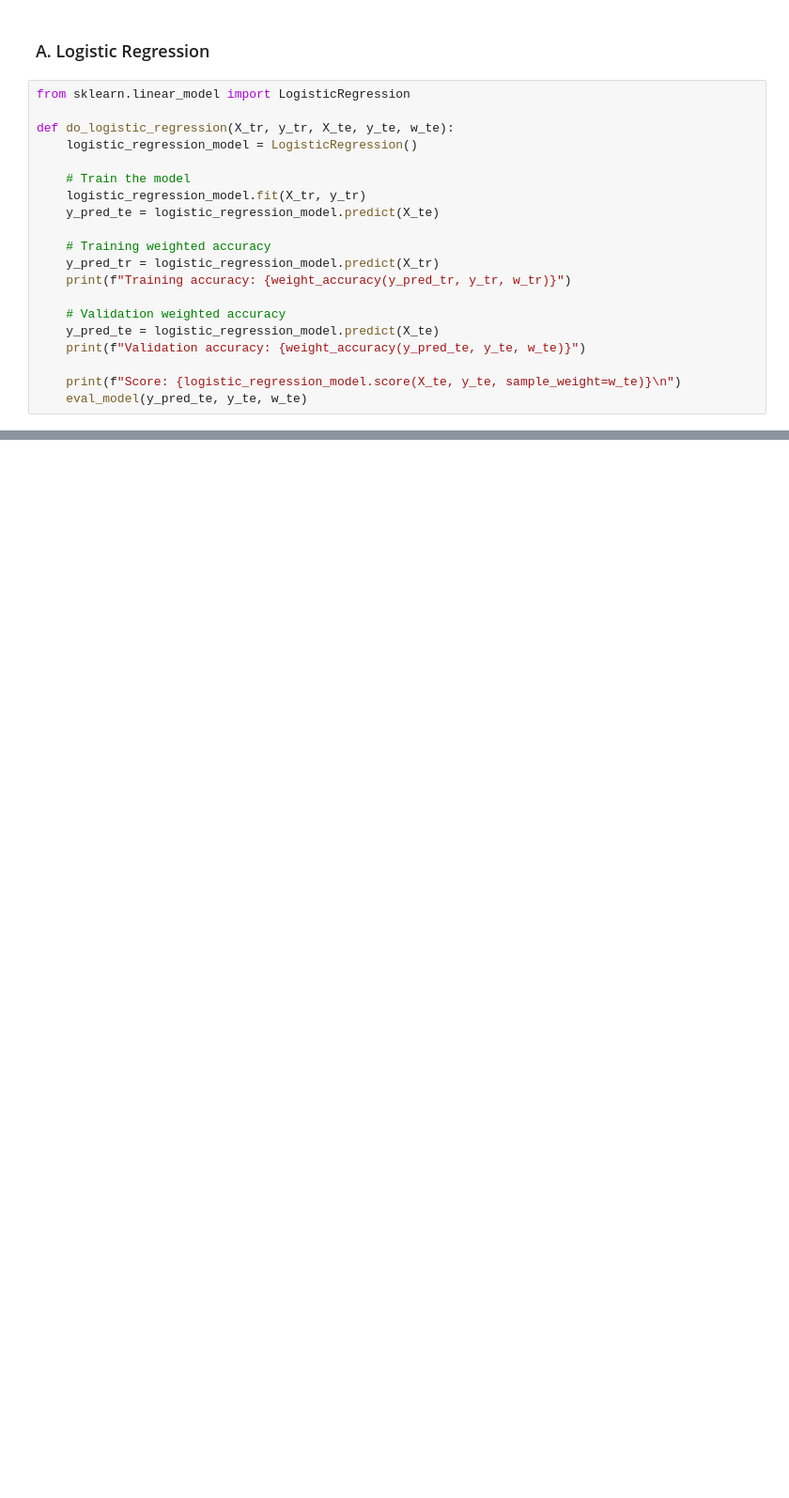
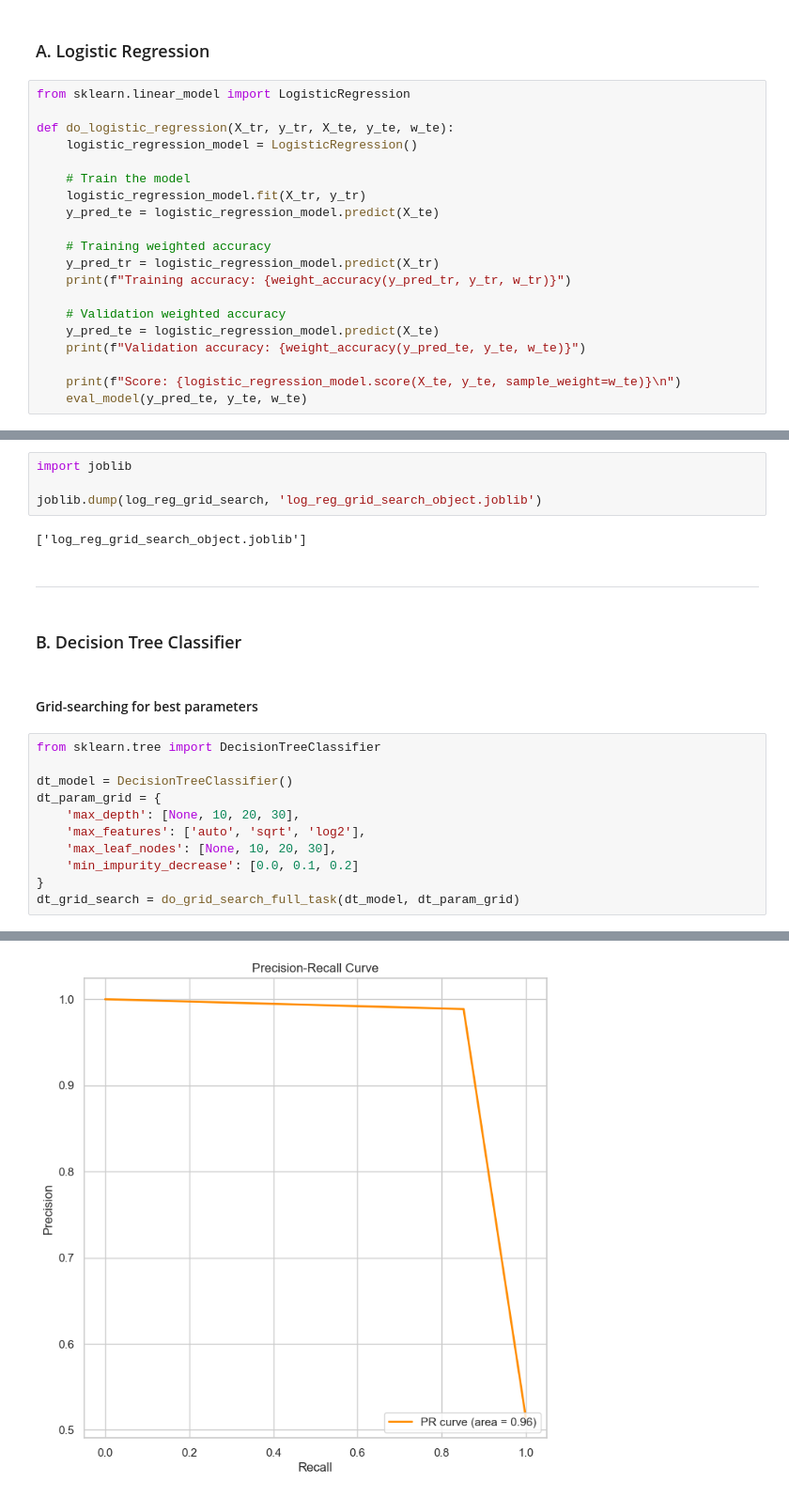
Before and after one commit to briannlin/184a_stroke_prediction, a Jupyter notebook: stroke_prediction.ipynb, the cells around one changed output, grey strips where cells are left out. Shown at 94% size. Saved outputs shown, nothing was run; the diff lists cells and outputs as text; blank space fills up the shorter version.

```diff
--- a/stroke_prediction.ipynb
+++ b/stroke_prediction.ipynb
@@ -407,0 +517,24 @@ Confusion Matrix:
+# %%
+import joblib
+
+joblib.dump(log_reg_grid_search, 'log_reg_grid_search_object.joblib')
+# %% [output]
+['log_reg_grid_search_object.joblib']
+# %% [markdown]
+<hr style="border:2px solid gray">
+# %% [markdown]
+### B. Decision Tree Classifier
+# %% [markdown]
+#### Grid-searching for best parameters
+# %%
+from sklearn.tree import DecisionTreeClassifier
+
+dt_model = DecisionTreeClassifier()
+dt_param_grid = {
+    'max_depth': [None, 10, 20, 30],
+    'max_features': ['auto', 'sqrt', 'log2'],
+    'max_leaf_nodes': [None, 10, 20, 30],
+    'min_impurity_decrease': [0.0, 0.1, 0.2]
+}
+dt_grid_search = do_grid_search_full_task(dt_model, dt_param_grid)
+# %% [output]
@@ -407,0 +694 @@ Confusion Matrix:
+[figure, added]
```
Also changed, not shown: parts of 23 cells of this notebook.
